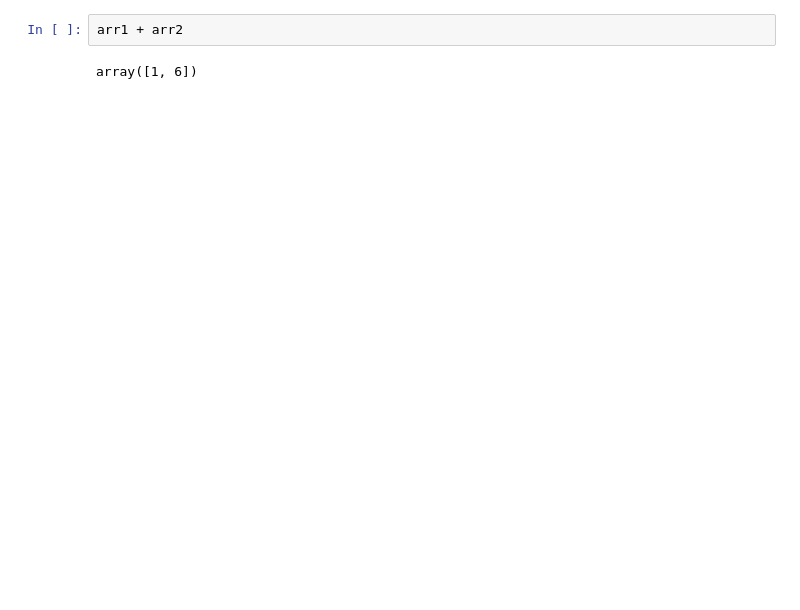
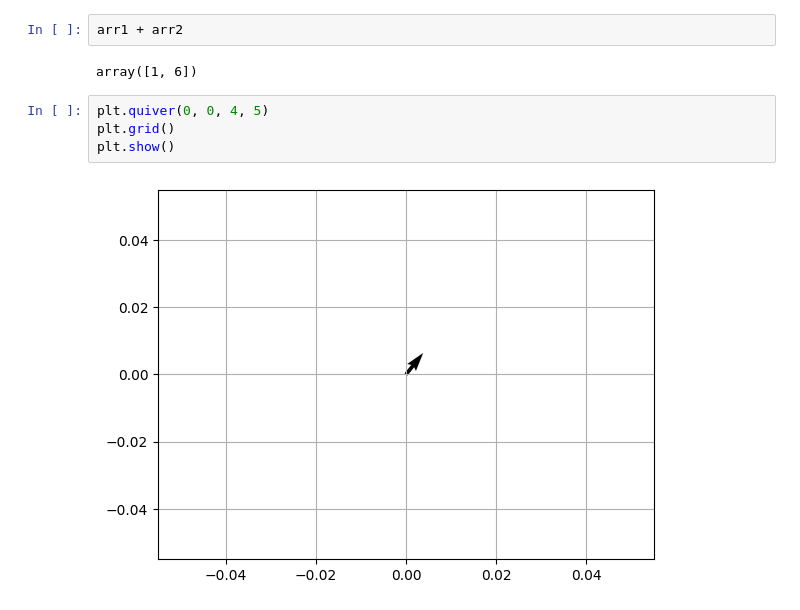
Before and after one commit to msuresh3/Udemy_Maths, a Jupyter notebook: LA.ipynb, the cells around one changed output. Drawn from its saved outputs; the diff is of its cells as text; blank space fills up the shorter version.

```diff
--- a/LA.ipynb
+++ b/LA.ipynb
@@ -18,3 +23,9 @@ print(type(arr1))
 arr1 + arr2
 # %% [output]
 array([1, 6])
+# %%
+plt.quiver(0, 0, 4, 5)
+plt.grid()
+plt.show()
+# %% [output]
+[figure, added]
```
Also changed, not shown: parts of 2 cells of this notebook.
